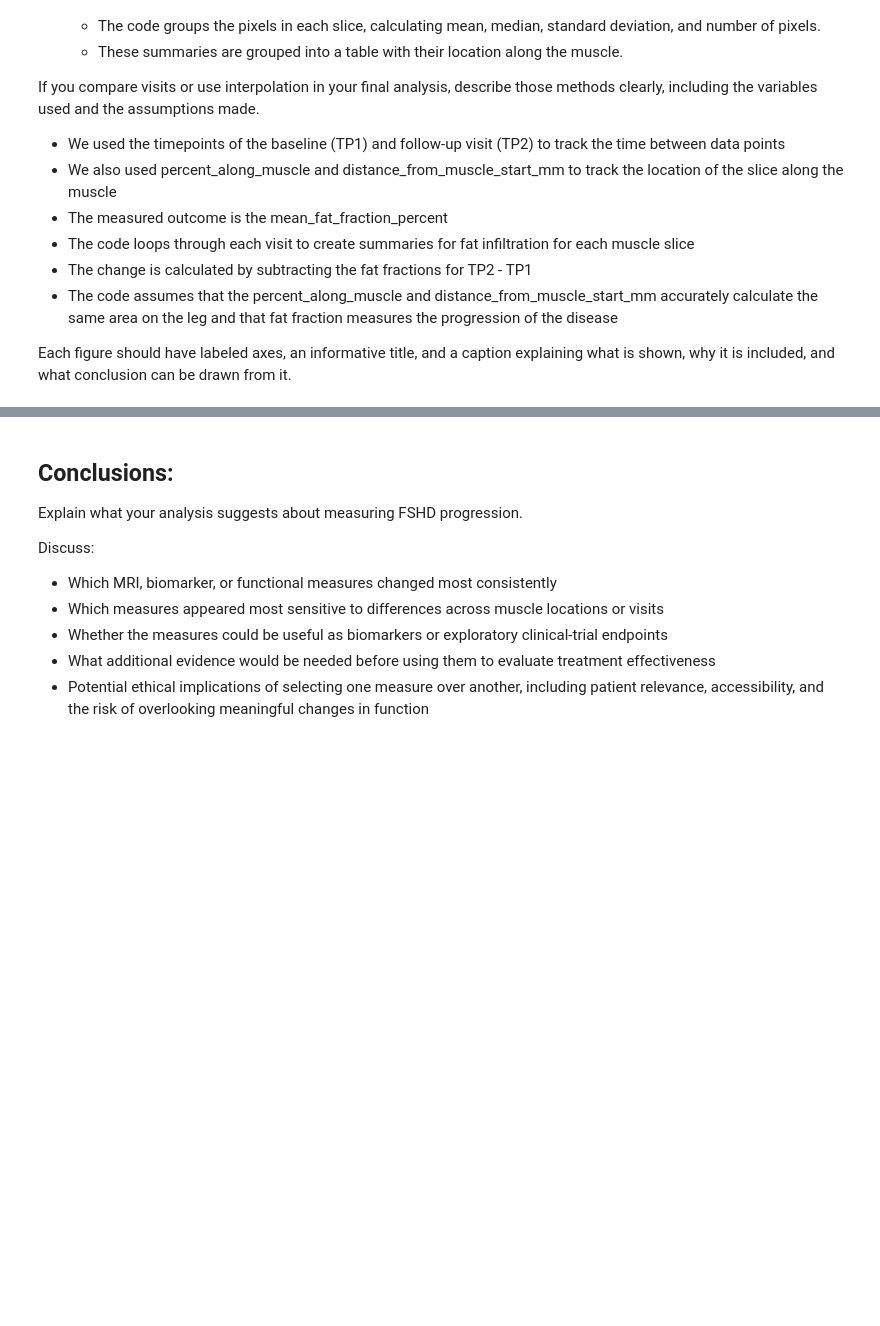
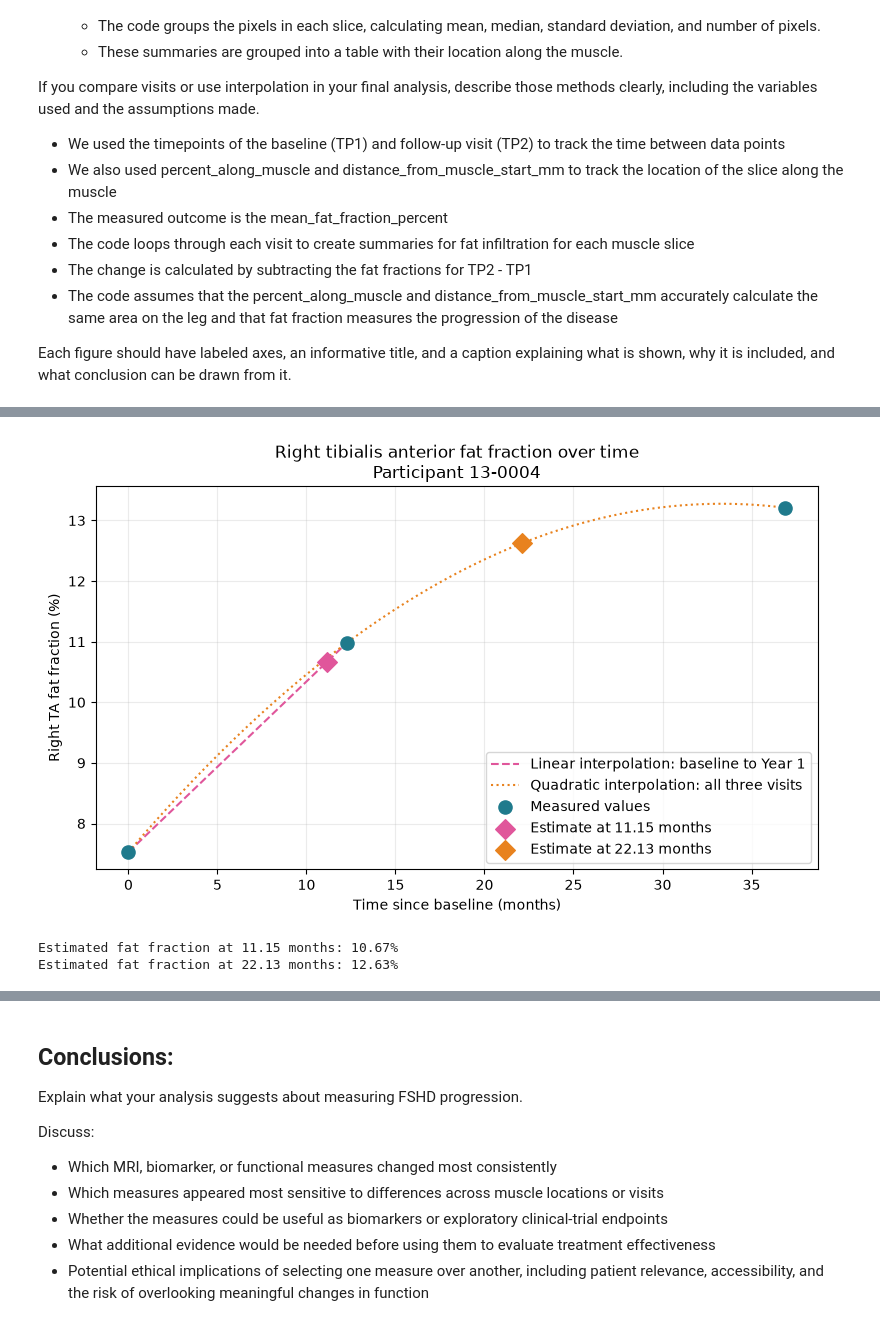
Before and after one commit to clairemee/BME2315_Module2, a Jupyter notebook: Module 2 Final.ipynb, the cells around one changed output, grey strips where cells are left out. Drawn from its saved outputs; the diff is of its cells as text; code cells hidden in the pictures; blank space fills up the shorter version.

```diff
--- a/Module 2 Final.ipynb
+++ b/Module 2 Final.ipynb
@@ -348,0 +350,72 @@ Include:
+# %%
+import numpy as np
+import pandas as pd
+import matplotlib.pyplot as plt
+from scipy.interpolate import interp1d
+
+df = pd.read_csv("Module2_FSHD_Dataset.csv")
+
+T1 = df["lag_months_y1"].min()
+T2 = df["lag_months_y2"].min()
+
+row = df.loc[df["subject_id"] == "13-0004"].iloc[0]
+
+months = np.array([
+    row["lag_months_baseline"],
+    row["lag_months_y1"],
+    row["lag_months_y2"]
+])
+
+# Fat fraction for the example participant
+ff_values = np.array([
+    row["ff_baseline_R"],
+    row["ff_y1_R"],
+    row["ff_y2_R"]
+])
+
+ff_linear = interp1d(months[:2], ff_values[:2], kind="linear")
+ff_quadratic = interp1d(months, ff_values, kind="quadratic")
+
+ff_T1 = float(ff_linear(T1))
+ff_T2 = float(ff_quadratic(T2))
+
+linear_months = np.linspace(months[0], months[1], 100)
+quadratic_months = np.linspace(months[0], months[2], 200)
+
+plt.figure(figsize=(8, 5))
+plt.plot(
+    linear_months, ff_linear(linear_months),
+    color="#e0569b", linestyle="--",
+    label="Linear interpolation: baseline to Year 1"
+)
+plt.plot(
+    quadratic_months, ff_quadratic(quadratic_months),
+    color="#e8821e", linestyle=":",
+    label="Quadratic interpolation: all three visits"
+)
+plt.scatter(
+    months, ff_values, color="#1f7a8c",
+    s=90, zorder=4, label="Measured values"
+)
+plt.scatter(
+    T1, ff_T1, color="#e0569b", marker="D", s=100,
+    zorder=5, label=f"Estimate at {T1:.2f} months"
+)
+plt.scatter(
+    T2, ff_T2, color="#e8821e", marker="D", s=100,
+    zorder=5, label=f"Estimate at {T2:.2f} months"
+)
+plt.title("Right tibialis anterior fat fraction over time\nParticipant 13-0004")
+plt.xlabel("Time since baseline (months)")
+plt.ylabel("Right TA fat fraction (%)")
+plt.legend()
+plt.grid(alpha=0.25)
+plt.tight_layout()
+plt.show()
+
+print(f"Estimated fat fraction at {T1:.2f} months: {ff_T1:.2f}%")
+print(f"Estimated fat fraction at {T2:.2f} months: {ff_T2:.2f}%")
+# %% [output]
+[figure, added]
+Estimated fat fraction at 11.15 months: 10.67%
+Estimated fat fraction at 22.13 months: 12.63%
```
Also changed, not shown: parts of 3 cells of this notebook, 5 other files.
